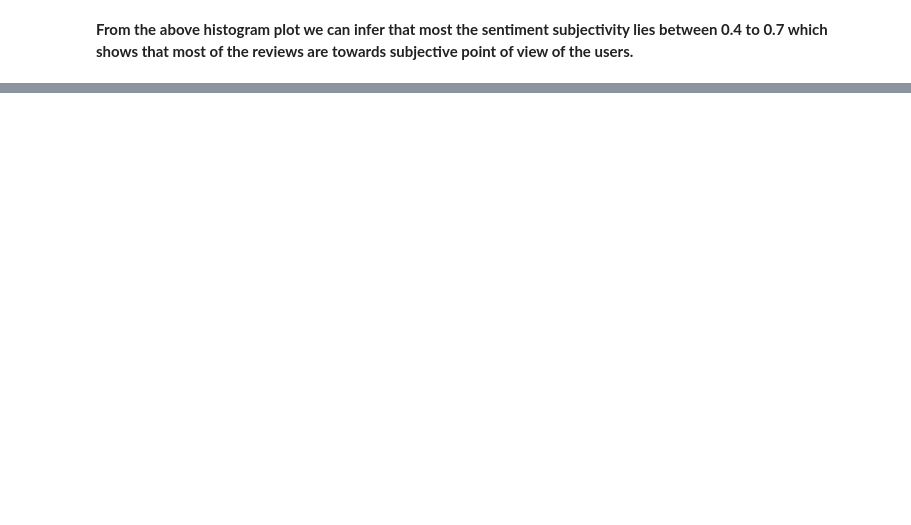
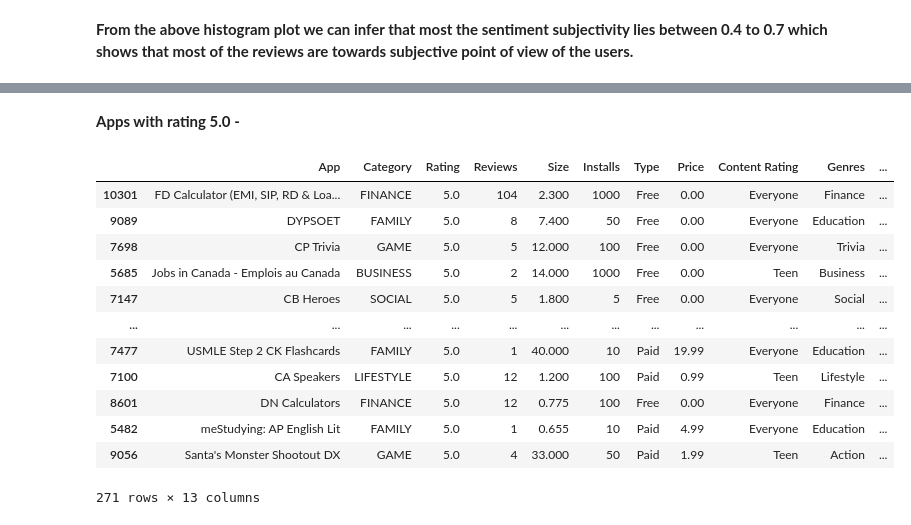
Before and after one commit to Prashant-Shaw/Play-Store-App-Review-Analysis, a Jupyter notebook: Play_Store_App_Review_Analysis_Capstone_Project.ipynb, the cells around one changed output, grey strips where cells are left out. Drawn from its saved outputs; the diff is of its cells as text; code cells hidden in the pictures; blank space fills up the shorter version.

```diff
--- a/Play_Store_App_Review_Analysis_Capstone_Project.ipynb
+++ b/Play_Store_App_Review_Analysis_Capstone_Project.ipynb
@@ -824,0 +913,19 @@ plt.show()
+# %% [markdown]
+**Apps with rating 5.0 -**
+# %%
+#Checking the top 5 most rated apps.
+ps_df[ps_df['Rating'] == 5.0]
+# %% [output]
+|  | App | Category | Rating | Reviews | Size | Installs | Type | Price | Content Rating | Genres | ... |
+| 10301 | FD Calculator (EMI, SIP, RD & Loa... | FINANCE | 5.0 | 104 | 2.300 | 1000 | Free | 0.00 | Everyone | Finance | ... |
+| 9089 | DYPSOET | FAMILY | 5.0 | 8 | 7.400 | 50 | Free | 0.00 | Everyone | Education | ... |
+| 7698 | CP Trivia | GAME | 5.0 | 5 | 12.000 | 100 | Free | 0.00 | Everyone | Trivia | ... |
+| 5685 | Jobs in Canada - Emplois au Canada | BUSINESS | 5.0 | 2 | 14.000 | 1000 | Free | 0.00 | Teen | Business | ... |
+| 7147 | CB Heroes | SOCIAL | 5.0 | 5 | 1.800 | 5 | Free | 0.00 | Everyone | Social | ... |
+| ... | ... | ... | ... | ... | ... | ... | ... | ... | ... | ... | ... |
+| 7477 | USMLE Step 2 CK Flashcards | FAMILY | 5.0 | 1 | 40.000 | 10 | Paid | 19.99 | Everyone | Education | ... |
+| 7100 | CA Speakers | LIFESTYLE | 5.0 | 12 | 1.200 | 100 | Paid | 0.99 | Teen | Lifestyle | ... |
+| 8601 | DN Calculators | FINANCE | 5.0 | 12 | 0.775 | 100 | Free | 0.00 | Everyone | Finance | ... |
+| 5482 | meStudying: AP English Lit | FAMILY | 5.0 | 1 | 0.655 | 10 | Paid | 4.99 | Everyone | Education | ... |
+| 9056 | Santa's Monster Shootout DX | GAME | 5.0 | 4 | 33.000 | 50 | Paid | 1.99 | Teen | Action | ... |
+271 rows × 13 columns
```
Also changed, not shown: parts of 29 cells of this notebook.
